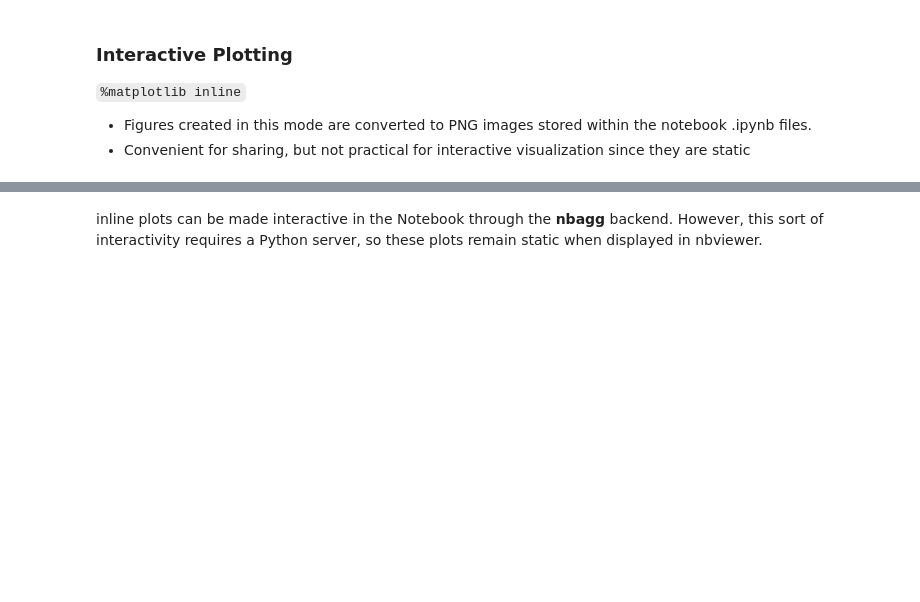
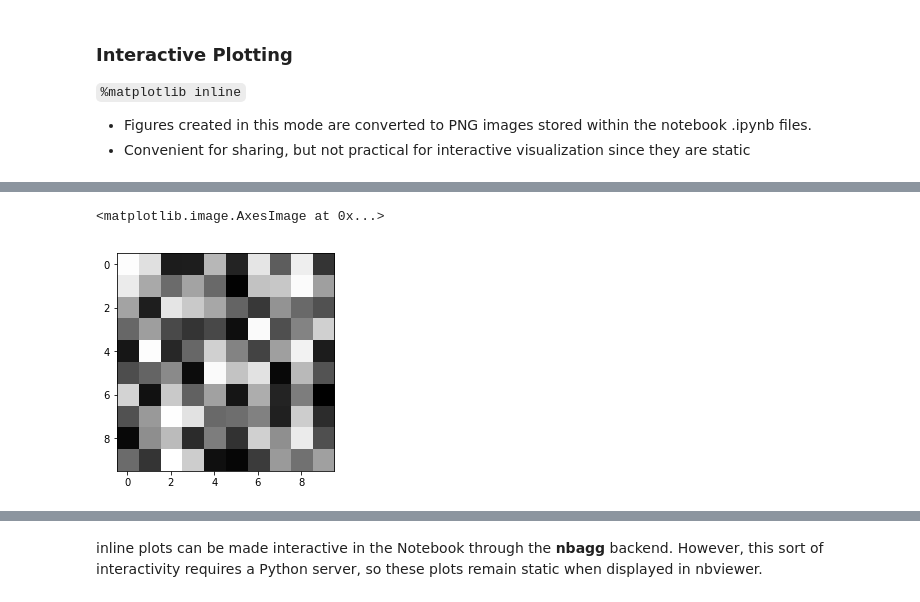
Before and after one commit to deep-learning/deep-learning, a Jupyter notebook: notebooks/hello_jupyter.ipynb, the cells around one changed output, grey strips where cells are left out. Cells and saved outputs as stored; diff of their text form; code cells hidden in the pictures; blank space fills up the shorter version.

Commit message:
plt.imshow gray img

```diff
--- a/notebooks/hello_jupyter.ipynb
+++ b/notebooks/hello_jupyter.ipynb
@@ -400,0 +422,5 @@ plt.imshow(img, interpolation='none')
+# %%
+plt.imshow(img, cmap='gray')
+# %% [output]
+<matplotlib.image.AxesImage at 0x...>
+[figure, added]
```
Also changed, not shown: parts of 5 cells of this notebook.
